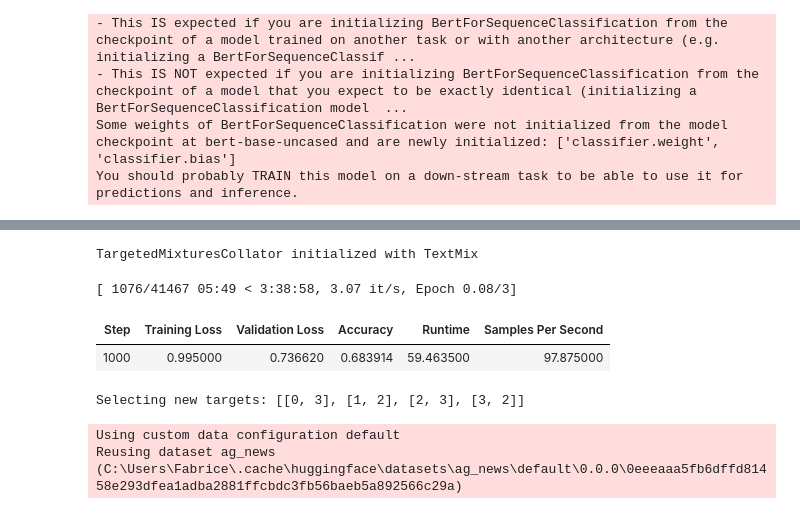
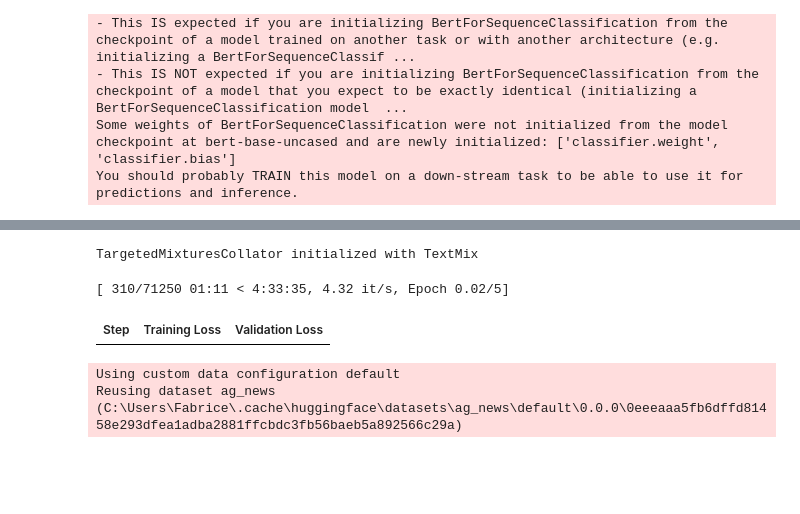
Before and after one commit to asakhala921/Sibyl_eval, a Jupyter notebook: mixtures.ipynb, the cells around one changed output, grey strips where cells are left out. Saved outputs shown, nothing was run; the diff lists cells and outputs as text; code cells hidden in the pictures; blank space fills up the shorter version.

```diff
--- a/mixtures.ipynb
+++ b/mixtures.ipynb
@@ -314,6 +314,18 @@ def CEwST_loss(logits, target, reduction='mean'):
         return torch.sum(batchloss)
     else:
         raise NotImplementedError('Unsupported reduction mode.')
+
+def compute_metrics(pred):
+    labels = pred.label_ids
+    preds = pred.predictions.argmax(-1)
+    precision, recall, f1, _ = precision_recall_fscore_support(labels, preds, average=None)
+    acc = accuracy_score(labels, preds)
+    return {
+        'accuracy': acc,
+        'f1': f1.mean(),
+        'precision': precision.mean(),
+        'recall': recall.mean()
+    }
 
 def compute_metrics_w_soft_target(pred):
     labels = pred.label_ids
@@ -424,7 +434,7 @@ for MODEL_NAME in MODEL_NAMES:
 
         train_batch_size = 8
         eval_batch_size = 32
-        num_epoch = 3
+        num_epoch = 5
         gradient_accumulation_steps = 1
         max_steps = int((len(train_dataset) * num_epoch / gradient_accumulation_steps) / train_batch_size)
 
@@ -460,37 +470,35 @@ for MODEL_NAME in MODEL_NAMES:
             greater_is_better=True,
             evaluation_strategy="steps",
             remove_unused_columns=False,
             label_names=['World', 'Sports', 'Business', 'Sci/Tech']
         )
 
         trainer = MyTrainer(
             model=model,
             tokenizer=tokenizer,
             args=training_args,
             compute_metrics=compute_metrics_w_soft_target,
             train_dataset=train_dataset,
             eval_dataset=eval_dataset,
             data_collator=tmc,
             callbacks=[tmcb, escb]
         )
 
         trainer.train()
 
         # test with ORIG data
         trainer.compute_metrics = compute_metrics
         trainer.eval_dataset = test_dataset
         out_orig = trainer.evaluate()
         out_orig['run'] = t_str
         out_orig['test'] = "ORIG"
         print('ORIG for {}\n{}'.format(checkpoint, out_orig))
 
         results.append(out_orig)
 # %% [output]
 TargetedMixturesCollator initialized with TextMix
-[ 1076/41467 05:49 < 3:38:58, 3.07 it/s, Epoch 0.08/3]
+[ 310/71250 01:11 < 4:33:35, 4.32 it/s, Epoch 0.02/5]
-| Step | Training Loss | Validation Loss | Accuracy | Runtime | Samples Per Second |
-| 1000 | 0.995000 | 0.736620 | 0.683914 | 59.463500 | 97.875000 |
+| Step | Training Loss | Validation Loss |
-Selecting new targets: [[0, 3], [1, 2], [2, 3], [3, 2]]
 # %%
 def tokenize(batch):
     return tokenizer(batch['text'], padding=True, truncation=True)
```
Also changed, not shown: parts of 1 cell of this notebook.
